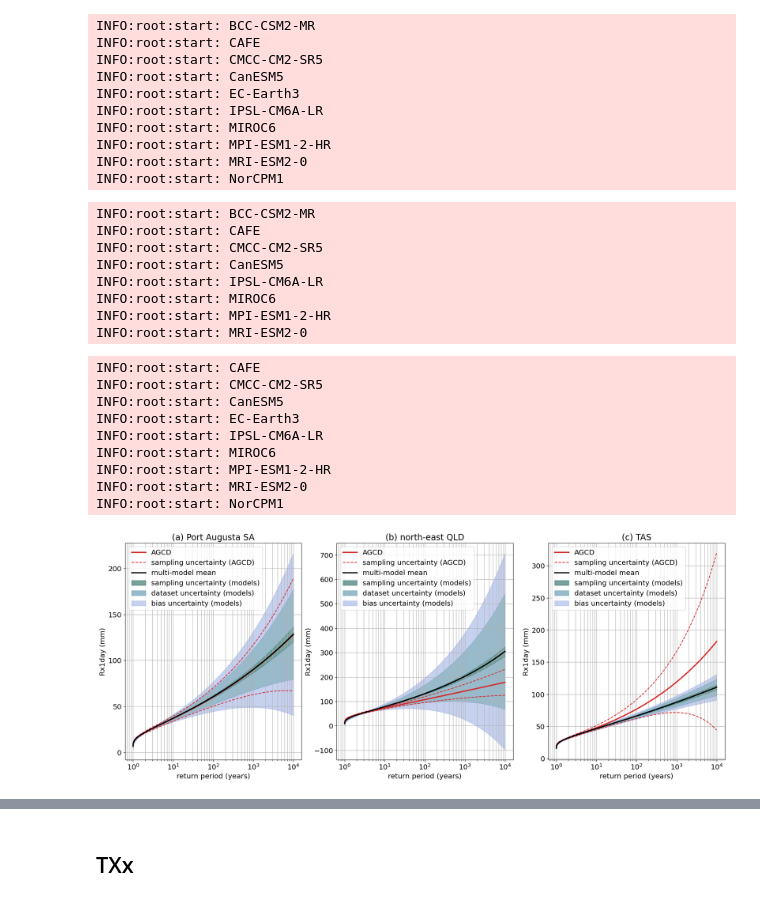
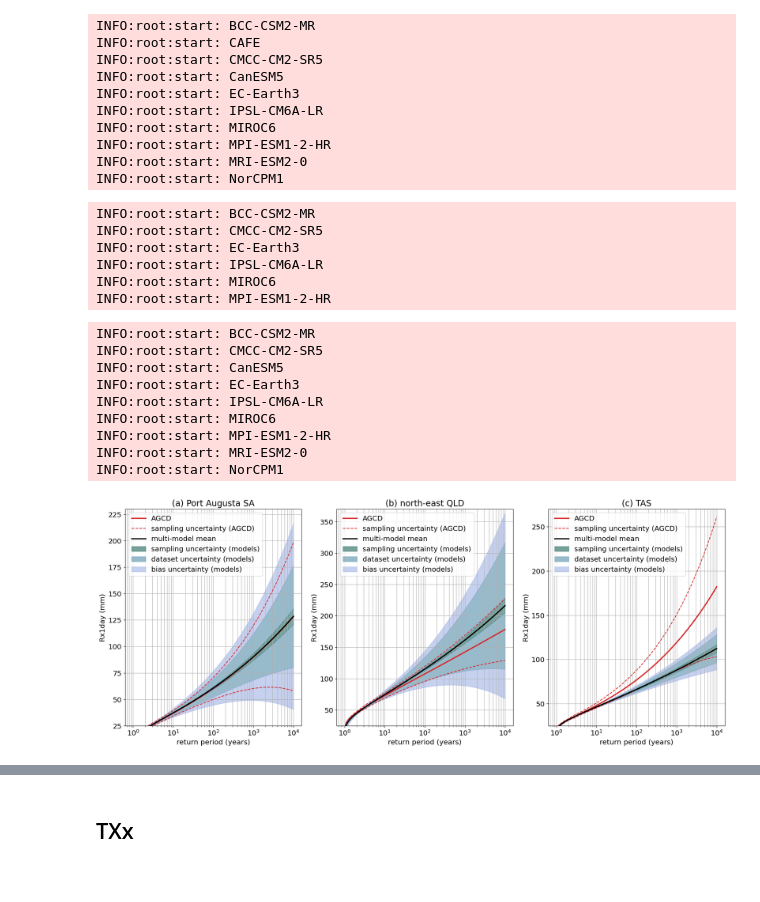
Before and after one commit to AusClimateService/unseen-projects, a Jupyter notebook: project-bias/uncertainty_plots.ipynb, the cells around one changed output, grey strips where cells are left out. Cells and saved outputs as stored; diff of their text form; code cells hidden in the pictures.

```diff
--- a/project-bias/uncertainty_plots.ipynb
+++ b/project-bias/uncertainty_plots.ipynb
@@ -226,31 +226,29 @@ INFO:root:start: NorCPM1
 location2 = [7, 11]
 model_dict2 = {
     'BCC-CSM2-MR': 'tab:blue',
-    'CAFE': 'tab:orange',
+#    'CAFE': 'tab:orange',
     'CMCC-CM2-SR5': 'tab:green',
-    'CanESM5': 'tab:red',
-#    'EC-Earth3': 'tab:purple',
+#    'CanESM5': 'tab:red',
+    'EC-Earth3': 'tab:purple',
     'IPSL-CM6A-LR': 'tab:brown',
     'MIROC6': 'tab:pink',
     'MPI-ESM1-2-HR': 'tab:grey',
-    'MRI-ESM2-0': 'tab:olive',
+#    'MRI-ESM2-0': 'tab:olive',
 #    'NorCPM1': 'tab:cyan',
 }
 return_df2, gev_spread_df2 = utils.get_return_values('rx1day', location2, model_dict2)
 # %% [output]
 INFO:root:start: BCC-CSM2-MR
-INFO:root:start: CAFE
 INFO:root:start: CMCC-CM2-SR5
-INFO:root:start: CanESM5
+INFO:root:start: EC-Earth3
 INFO:root:start: IPSL-CM6A-LR
 INFO:root:start: MIROC6
 INFO:root:start: MPI-ESM1-2-HR
-INFO:root:start: MRI-ESM2-0
 # %%
 location3 = [0, 11]
 model_dict3 = {
-#    'BCC-CSM2-MR': 'tab:blue',
-    'CAFE': 'tab:orange',
+    'BCC-CSM2-MR': 'tab:blue',
+#    'CAFE': 'tab:orange',
     'CMCC-CM2-SR5': 'tab:green',
     'CanESM5': 'tab:red',
     'EC-Earth3': 'tab:purple',
@@ -262,7 +260,7 @@ model_dict3 = {
 }
 return_df3, gev_spread_df3 = utils.get_return_values('rx1day', location3, model_dict3)
 # %% [output]
-INFO:root:start: CAFE
+INFO:root:start: BCC-CSM2-MR
 INFO:root:start: CMCC-CM2-SR5
 INFO:root:start: CanESM5
 INFO:root:start: EC-Earth3
@@ -274,16 +272,16 @@ INFO:root:start: NorCPM1
 # %%
 fig = plt.figure(figsize=[22, 8])
 
 ax1 = fig.add_subplot(131)
-plot_uncertainty(ax1, 'rx1day', return_df1, gev_spread_df1, ylim=[], title='(a) Port Augusta SA')
+plot_uncertainty(ax1, 'rx1day', return_df1, gev_spread_df1, ylim=[25, 230], title='(a) Port Augusta SA')
 
 ax2 = fig.add_subplot(132)
-plot_uncertainty(ax2, 'rx1day', return_df2, gev_spread_df2, ylim=[], title='(b) north-east QLD')
+plot_uncertainty(ax2, 'rx1day', return_df2, gev_spread_df2, ylim=[25, 370], title='(b) north-east QLD')
 
 ax3 = fig.add_subplot(133)
-plot_uncertainty(ax3, 'rx1day', return_df3, gev_spread_df3, ylim=[], title='(c) TAS')
+plot_uncertainty(ax3, 'rx1day', return_df3, gev_spread_df3, ylim=[25, 270], title='(c) TAS')
 
 plt.savefig('figures/rx1day_uncertainty.png', bbox_inches='tight', facecolor='white', dpi=300)
 plt.show()
 # %% [output]
-[figure, old version]
+[figure, new version]
```
Also changed, not shown: parts of 11 cells of this notebook, 3 other files.
